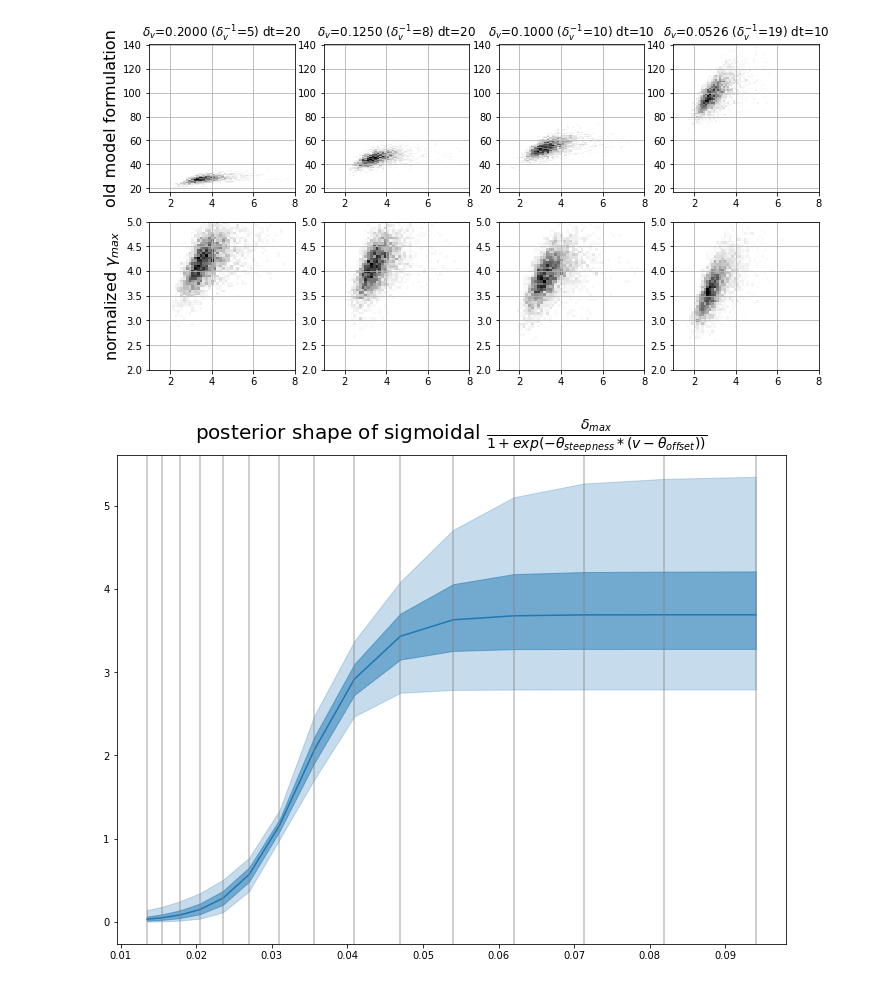
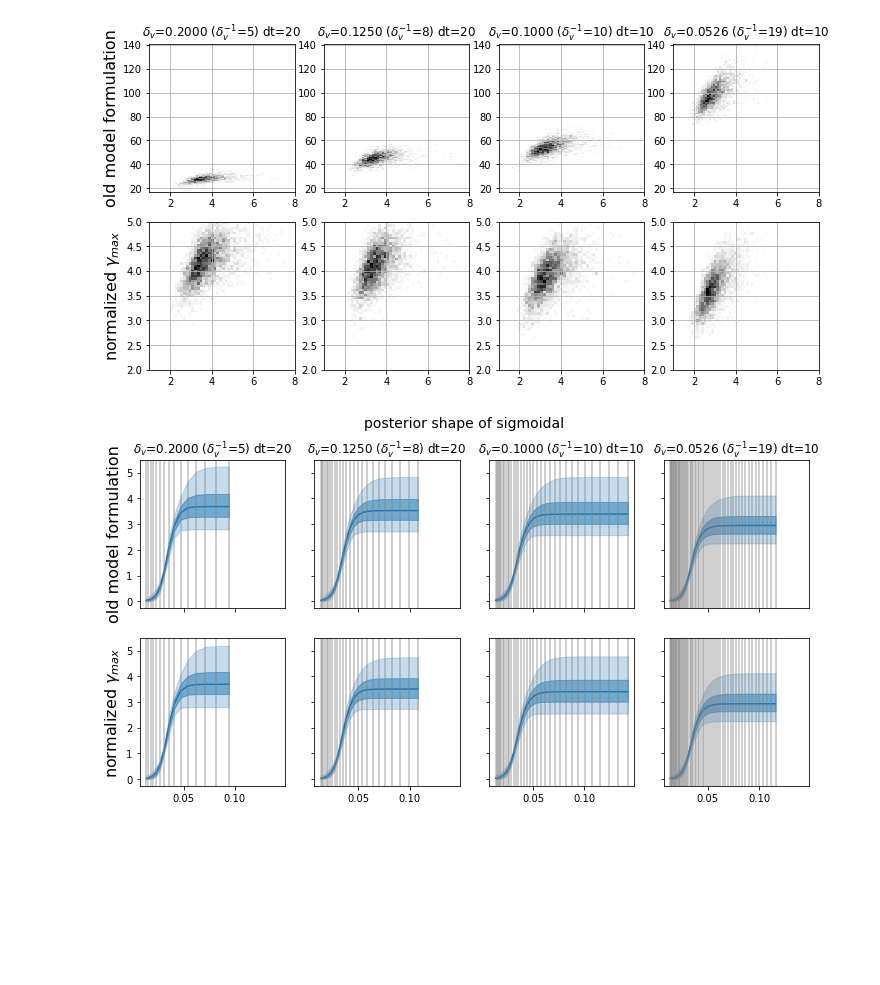
Before and after one commit to fribalet/Bayesian-matrixmodel, a Jupyter notebook: resolutionexperiments_sigmoidaldelta.ipynb, the cells around one changed output. Cells and saved outputs as stored; diff of their text form; code cells hidden in the pictures; blank space fills up the shorter version.

Commit message:
added plots

```diff
--- a/resolutionexperiments_sigmoidaldelta.ipynb
+++ b/resolutionexperiments_sigmoidaldelta.ipynb
@@ -306,20 +283,44 @@ None
 # %% [output]
 [figure]
-# %%
-num_samples = mcmc['sig_offset'].shape[0]
-tmp = np.full((num_samples,m), fill_value=np.nan)
-for irow in range(num_samples):
-    tmp[irow,:] = mcmc['delta_max'][irow]/(1.0+np.exp(-mcmc['sig_steepness'][irow]*(v-mcmc['sig_offset'][irow])))
-
-quantiles = np.percentile(tmp, q=(5,25,50,75,95), axis=0)
-
-fig, ax = plt.subplots(figsize=(12,9))
-ax.fill_between(x=v, y1=quantiles[0,:], y2=quantiles[-1,:], alpha=0.25, color='C0')
-ax.fill_between(x=v, y1=quantiles[1,:], y2=quantiles[-2,:], alpha=0.5, color='C0')
-ax.plot(v, quantiles[2,:], color='C0')
-for vi in v:
-    ax.axvline(vi, color='.5', alpha=0.5)
-ax.set_title('posterior shape of sigmoidal $\\frac{\\delta_{max}}{1+exp(-\\theta_{steepness}*(v-\\theta_{offset}))}$', size=20)
-None
-# %% [output]
-[figure, removed]
+# %%
+sig_quantiles = {}
+
+for name in models:
+    sig_quantiles[name] = {}
+    for k in data:
+        m = data[k]['m']
+        v_min = data_seaflow[k]['v_min']
+        delta_v = 1.0/data_seaflow[k]['delta_v_inv']
+        v = v_min * 2**(np.arange(data_seaflow[k]['m'])*delta_v)
+        num_samples = mcmc[name][k]['sig_offset'].shape[0]
+        tmp = np.full((num_samples,m), fill_value=np.nan)
+        for i in range(num_samples):
+            tmp[i,:] = mcmc[name][k]['delta_max'][i]/(1.0+np.exp(-mcmc[name][k]['sig_steepness'][i]*(v-mcmc[name][k]['sig_offset'][i])))
+
+        sig_quantiles[name][k] = np.percentile(tmp, q=(5,25,50,75,95), axis=0)
+# %%
+fig, axs = plt.subplots(nrows=nrows, ncols=ncols, sharex=True, sharey=True, figsize=(12,12/ncols*nrows))
+
+for irow,name in enumerate(models):
+    for icol,k in enumerate(data):
+        v_min = data_seaflow[k]['v_min']
+        delta_v = 1.0/data_seaflow[k]['delta_v_inv']
+        v = v_min * 2**(np.arange(data_seaflow[k]['m'])*delta_v)
+
+        ax = axs[irow,icol]
+        ax.fill_between(x=v, y1=sig_quantiles[name][k][0,:], y2=sig_quantiles[name][k][-1,:], alpha=0.25, color='C0')
+        ax.fill_between(x=v, y1=sig_quantiles[name][k][1,:], y2=sig_quantiles[name][k][-2,:], alpha=0.5, color='C0')
+        ax.plot(v, sig_quantiles[name][k][2,:], color='C0')
+
+        if icol == 0:
+            ax.set_ylabel(desc[name], size=16)
+        if irow == 0:
+            ax.set_title('$\delta_v$={:.4f} ($\delta_v^{{-1}}$={:.0f}) dt={:d}'.format(1/data[k]['delta_v_inv'],
+                                                                               data[k]['delta_v_inv'],
+                                                                               data[k]['dt']))
+        for vi in v:
+            ax.axvline(vi, color='.5', alpha=0.5)
+fig.suptitle('posterior shape of sigmoidal', size=14)
+None
+# %% [output]
+[figure, added]
```
Also changed, not shown: parts of 2 cells of this notebook.
